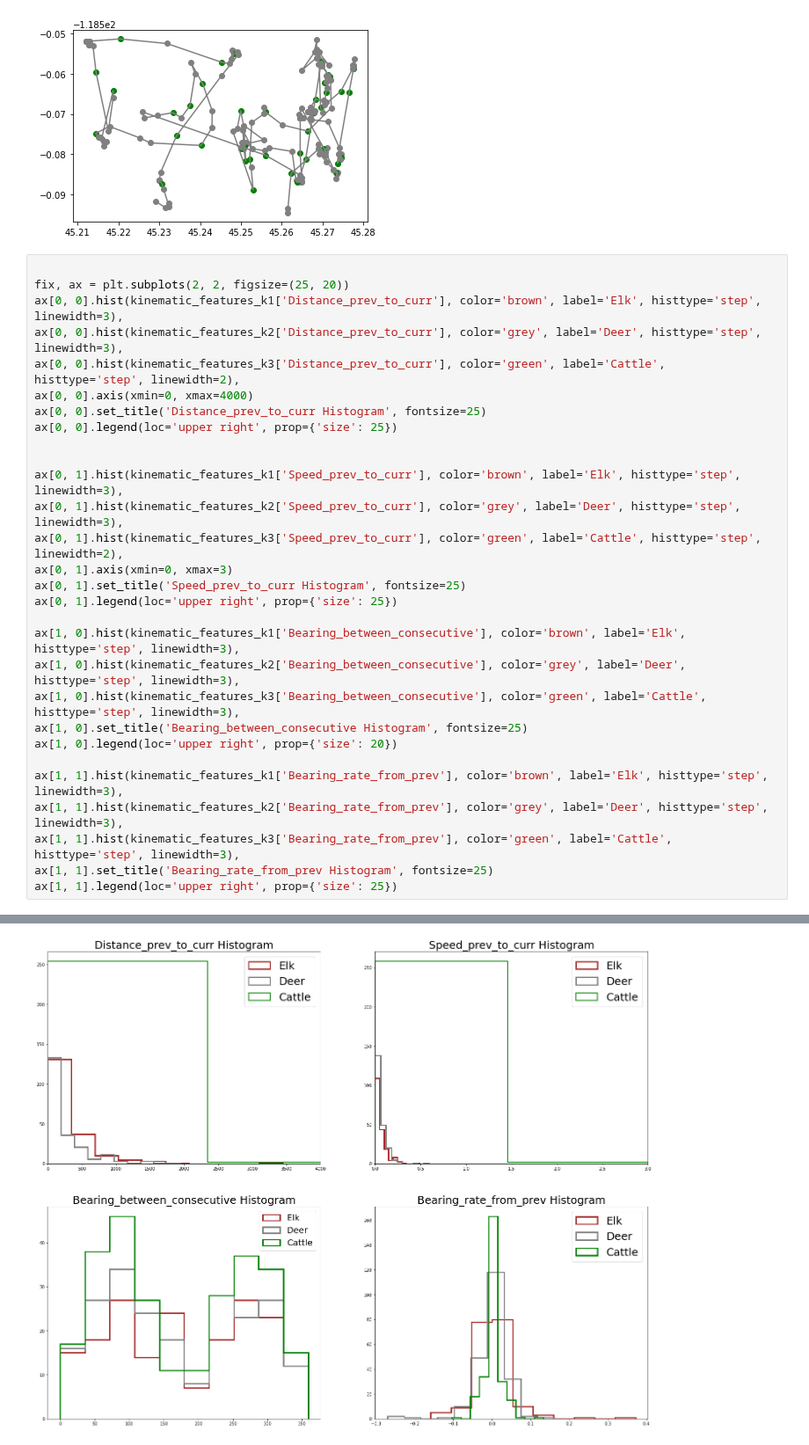
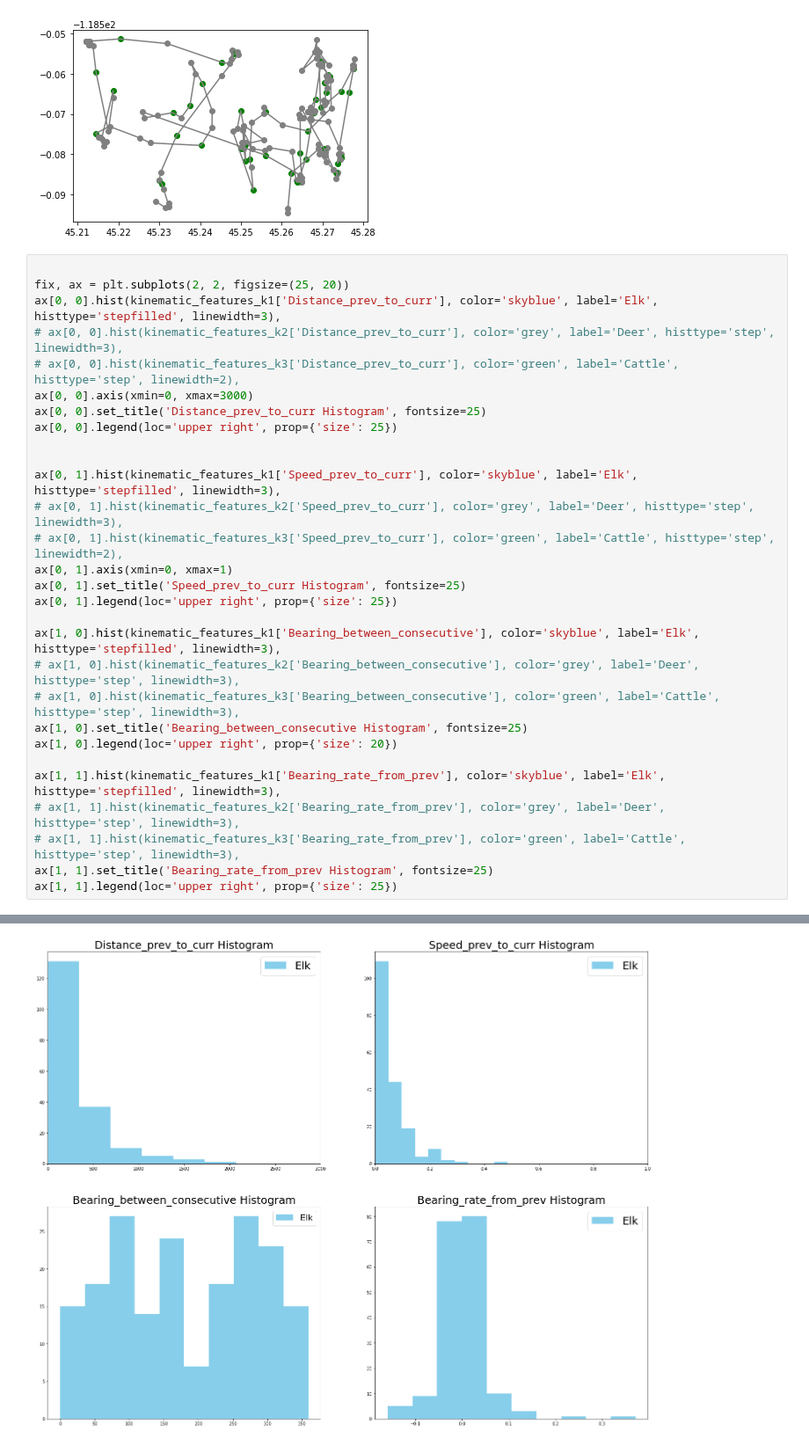
Before and after one commit to YakshHaranwala/PTRAIL, a Jupyter notebook: examples/experiments.ipynb, the cells around one changed output, grey strips where cells are left out. Shown at 88% size. Drawn from its saved outputs; the diff is of its cells as text.

```diff
--- a/examples/experiments.ipynb
+++ b/examples/experiments.ipynb
@@ -94,32 +95,32 @@ ax1.plot(interpolated_t1['lat'], interpolated_t1['lon'], color='grey')
 # %%
 
 fix, ax = plt.subplots(2, 2, figsize=(25, 20))
-ax[0, 0].hist(kinematic_features_k1['Distance_prev_to_curr'], color='brown', label='Elk', histtype='step', linewidth=3),
-ax[0, 0].hist(kinematic_features_k2['Distance_prev_to_curr'], color='grey', label='Deer', histtype='step', linewidth=3),
-ax[0, 0].hist(kinematic_features_k3['Distance_prev_to_curr'], color='green', label='Cattle',  histtype='step', linewidth=2),
-ax[0, 0].axis(xmin=0, xmax=4000)
+ax[0, 0].hist(kinematic_features_k1['Distance_prev_to_curr'], color='skyblue', label='Elk', histtype='stepfilled', linewidth=3),
+# ax[0, 0].hist(kinematic_features_k2['Distance_prev_to_curr'], color='grey', label='Deer', histtype='step', linewidth=3),
+# ax[0, 0].hist(kinematic_features_k3['Distance_prev_to_curr'], color='green', label='Cattle',  histtype='step', linewidth=2),
+ax[0, 0].axis(xmin=0, xmax=3000)
 ax[0, 0].set_title('Distance_prev_to_curr Histogram', fontsize=25)
 ax[0, 0].legend(loc='upper right', prop={'size': 25})
 
 
-ax[0, 1].hist(kinematic_features_k1['Speed_prev_to_curr'], color='brown', label='Elk', histtype='step', linewidth=3),
-ax[0, 1].hist(kinematic_features_k2['Speed_prev_to_curr'], color='grey', label='Deer', histtype='step', linewidth=3),
-ax[0, 1].hist(kinematic_features_k3['Speed_prev_to_curr'], color='green', label='Cattle', histtype='step', linewidth=2),
-ax[0, 1].axis(xmin=0, xmax=3)
+ax[0, 1].hist(kinematic_features_k1['Speed_prev_to_curr'], color='skyblue', label='Elk', histtype='stepfilled', linewidth=3),
+# ax[0, 1].hist(kinematic_features_k2['Speed_prev_to_curr'], color='grey', label='Deer', histtype='step', linewidth=3),
+# ax[0, 1].hist(kinematic_features_k3['Speed_prev_to_curr'], color='green', label='Cattle', histtype='step', linewidth=2),
+ax[0, 1].axis(xmin=0, xmax=1)
 ax[0, 1].set_title('Speed_prev_to_curr Histogram', fontsize=25)
 ax[0, 1].legend(loc='upper right', prop={'size': 25})
 
-ax[1, 0].hist(kinematic_features_k1['Bearing_between_consecutive'], color='brown', label='Elk', histtype='step', linewidth=3),
-ax[1, 0].hist(kinematic_features_k2['Bearing_between_consecutive'], color='grey', label='Deer', histtype='step', linewidth=3),
-ax[1, 0].hist(kinematic_features_k3['Bearing_between_consecutive'], color='green', label='Cattle', histtype='step', linewidth=3),
+ax[1, 0].hist(kinematic_features_k1['Bearing_between_consecutive'], color='skyblue', label='Elk', histtype='stepfilled', linewidth=3),
+# ax[1, 0].hist(kinematic_features_k2['Bearing_between_consecutive'], color='grey', label='Deer', histtype='step', linewidth=3),
+# ax[1, 0].hist(kinematic_features_k3['Bearing_between_consecutive'], color='green', label='Cattle', histtype='step', linewidth=3),
 ax[1, 0].set_title('Bearing_between_consecutive Histogram', fontsize=25)
 ax[1, 0].legend(loc='upper right', prop={'size': 20})
 
-ax[1, 1].hist(kinematic_features_k1['Bearing_rate_from_prev'], color='brown', label='Elk', histtype='step', linewidth=3),
-ax[1, 1].hist(kinematic_features_k2['Bearing_rate_from_prev'], color='grey', label='Deer', histtype='step', linewidth=3),
-ax[1, 1].hist(kinematic_features_k3['Bearing_rate_from_prev'], color='green', label='Cattle', histtype='step', linewidth=3),
+ax[1, 1].hist(kinematic_features_k1['Bearing_rate_from_prev'], color='skyblue', label='Elk', histtype='stepfilled', linewidth=3),
+# ax[1, 1].hist(kinematic_features_k2['Bearing_rate_from_prev'], color='grey', label='Deer', histtype='step', linewidth=3),
+# ax[1, 1].hist(kinematic_features_k3['Bearing_rate_from_prev'], color='green', label='Cattle', histtype='step', linewidth=3),
 ax[1, 1].set_title('Bearing_rate_from_prev Histogram', fontsize=25)
 ax[1, 1].legend(loc='upper right', prop={'size': 25})
 # %% [output]
 <matplotlib.legend.Legend at 0x...>
-[figure, old version]
+[figure, new version]
```
Also changed, not shown: parts of 5 cells of this notebook, 1 other file.
